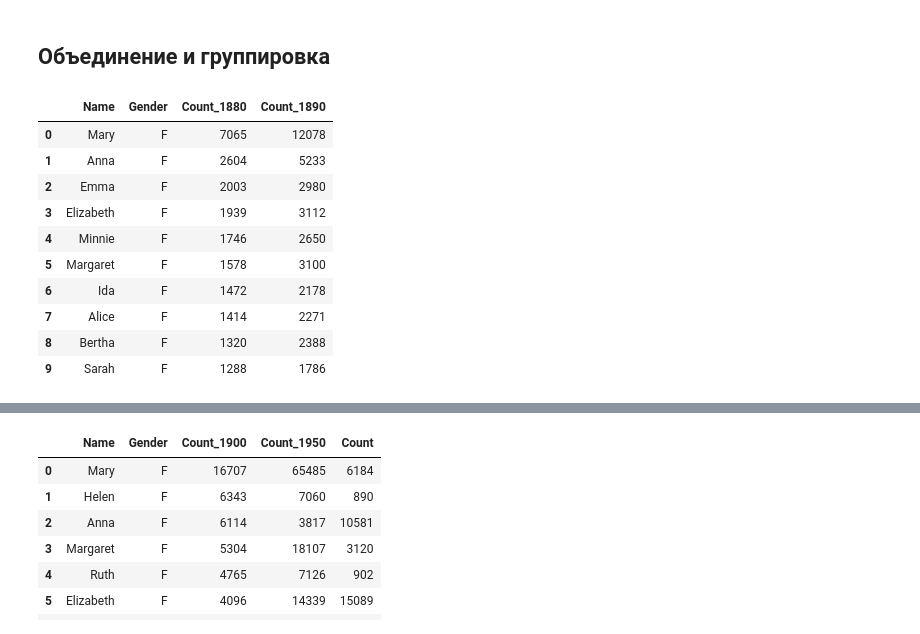
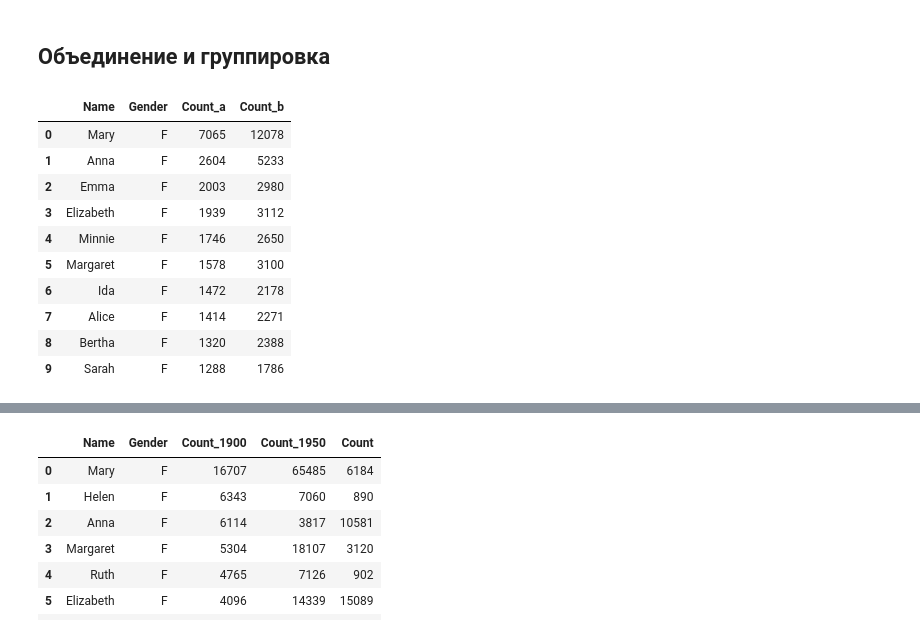
Before and after one commit to netology-code/pythoncourse, a Jupyter notebook: 4_1_Common.ipynb, the cells around one changed output, grey strips where cells are left out. Drawn from its saved outputs; the diff is of its cells as text; code cells hidden in the pictures.

```diff
--- a/4_1_Common.ipynb
+++ b/4_1_Common.ipynb
@@ -210,10 +244,10 @@ names.apply(count_to_len, axis=1).head(10)
 # %%
 cols = ['Name','Gender','Count']
 names_1880 = pd.read_csv('/Users/ashvets/Temp/names/yob1880.txt', names=cols)
 names_1890 = pd.read_csv('/Users/ashvets/Temp/names/yob1890.txt', names=cols)
-pd.merge(names_1880, names_1890, on=['Name', 'Gender'], suffixes=('_1880', '_1890')).head(10)
+pd.merge(names_1880, names_1890, on=['Name', 'Gender'], suffixes=('_a', '_b')).head(10)
 # %% [output]
-|  | Name | Gender | Count_1880 | Count_1890 |
+|  | Name | Gender | Count_a | Count_b |
 | 0 | Mary | F | 7065 | 12078 |
 | 1 | Anna | F | 2604 | 5233 |
 | 2 | Emma | F | 2003 | 2980 |
```
Also changed, not shown: parts of 15 cells of this notebook.
